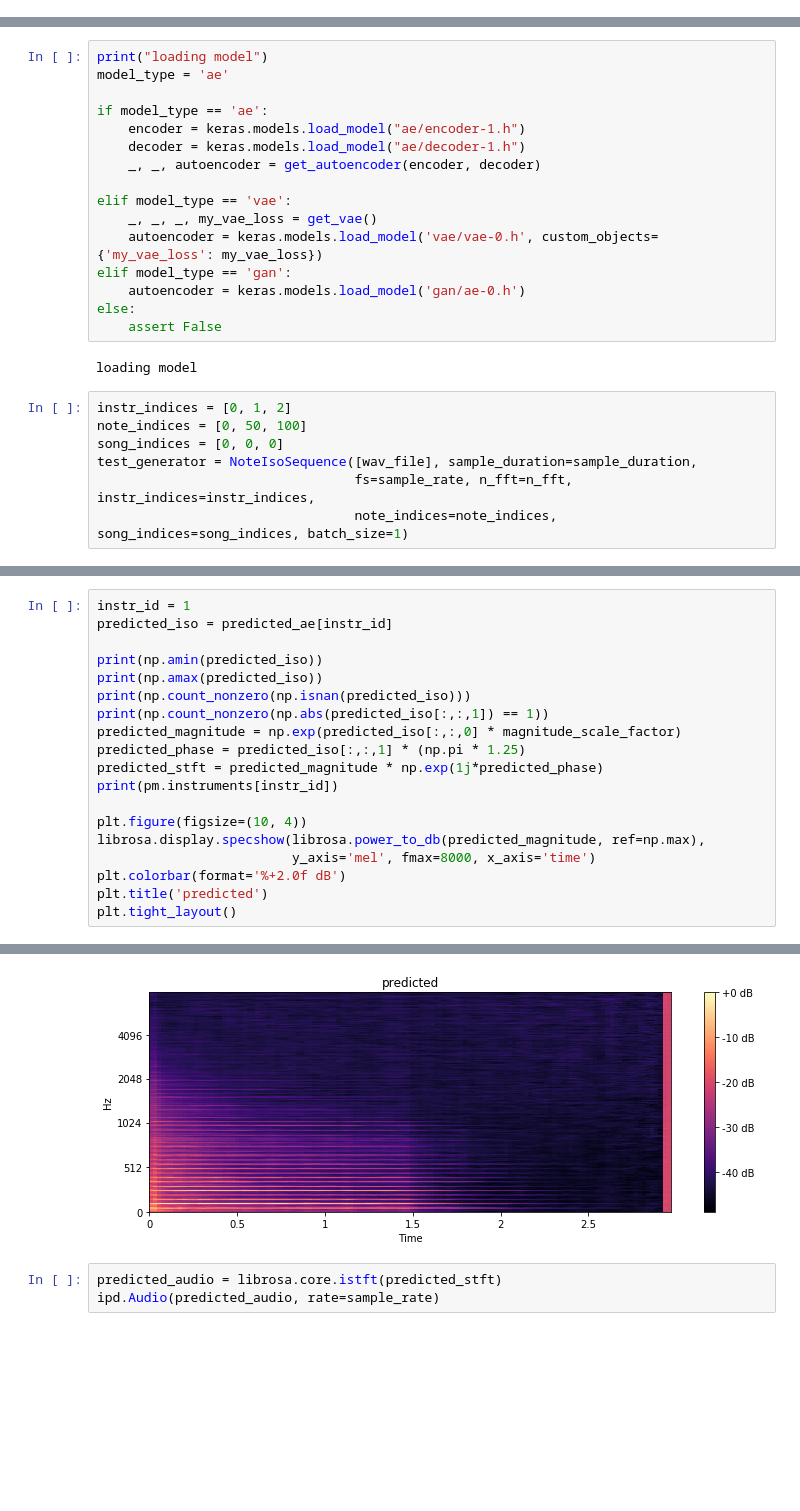
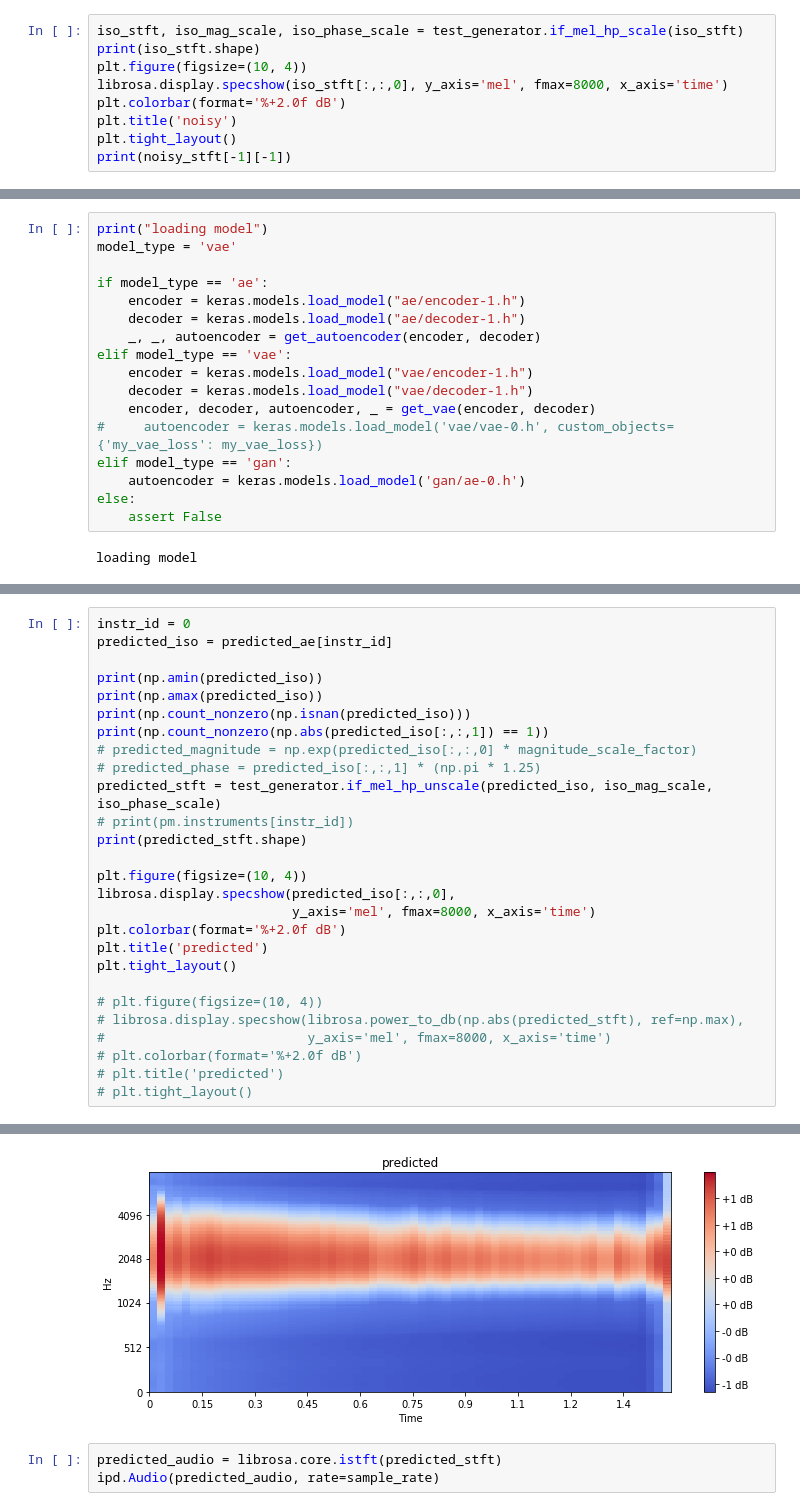
Before and after one commit to faraazn/music-transcription, a Jupyter notebook: amt/models/note_iso/model_visualize.ipynb, the cells around one changed output, grey strips where cells are left out. Saved outputs shown, nothing was run; the diff lists cells and outputs as text; blank space fills up the shorter version.

```diff
--- a/amt/models/note_iso/model_visualize.ipynb
+++ b/amt/models/note_iso/model_visualize.ipynb
@@ -176,0 +116,9 @@ phase scaled [-0.800000011920929, 0.800000011920929]
+# %%
+iso_stft, iso_mag_scale, iso_phase_scale = test_generator.if_mel_hp_scale(iso_stft)
+print(iso_stft.shape)
+plt.figure(figsize=(10, 4))
+librosa.display.specshow(iso_stft[:,:,0], y_axis='mel', fmax=8000, x_axis='time')
+plt.colorbar(format='%+2.0f dB')
+plt.title('noisy')
+plt.tight_layout()
+print(noisy_stft[-1][-1])
@@ -177,26 +135,20 @@ phase scaled [-0.800000011920929, 0.800000011920929]
 # %%
 print("loading model")
-model_type = 'ae'
+model_type = 'vae'
 
 if model_type == 'ae':
     encoder = keras.models.load_model("ae/encoder-1.h")
     decoder = keras.models.load_model("ae/decoder-1.h")
     _, _, autoencoder = get_autoencoder(encoder, decoder)
-
 elif model_type == 'vae':
-    _, _, _, my_vae_loss = get_vae()
-    autoencoder = keras.models.load_model('vae/vae-0.h', custom_objects={'my_vae_loss': my_vae_loss})
+    encoder = keras.models.load_model("vae/encoder-1.h")
+    decoder = keras.models.load_model("vae/decoder-1.h")
+    encoder, decoder, autoencoder, _ = get_vae(encoder, decoder)
+#     autoencoder = keras.models.load_model('vae/vae-0.h', custom_objects={'my_vae_loss': my_vae_loss})
 elif model_type == 'gan':
     autoencoder = keras.models.load_model('gan/ae-0.h')
 else:
     assert False
 # %% [output]
 loading model
-# %%
-instr_indices = [0, 1, 2]
-note_indices = [0, 50, 100]
-song_indices = [0, 0, 0]
-test_generator = NoteIsoSequence([wav_file], sample_duration=sample_duration,
-                                 fs=sample_rate, n_fft=n_fft, instr_indices=instr_indices,
-                                 note_indices=note_indices, song_indices=song_indices, batch_size=1)
 # %%
@@ -217,20 +169,28 @@ True
 # %%
-instr_id = 1
+instr_id = 0
 predicted_iso = predicted_ae[instr_id]
 
 print(np.amin(predicted_iso))
 print(np.amax(predicted_iso))
 print(np.count_nonzero(np.isnan(predicted_iso)))
 print(np.count_nonzero(np.abs(predicted_iso[:,:,1]) == 1))
-predicted_magnitude = np.exp(predicted_iso[:,:,0] * magnitude_scale_factor)
-predicted_phase = predicted_iso[:,:,1] * (np.pi * 1.25)
-predicted_stft = predicted_magnitude * np.exp(1j*predicted_phase)
-print(pm.instruments[instr_id])
+# predicted_magnitude = np.exp(predicted_iso[:,:,0] * magnitude_scale_factor)
+# predicted_phase = predicted_iso[:,:,1] * (np.pi * 1.25)
+predicted_stft = test_generator.if_mel_hp_unscale(predicted_iso, iso_mag_scale, iso_phase_scale)
+# print(pm.instruments[instr_id])
+print(predicted_stft.shape)
 
 plt.figure(figsize=(10, 4))
-librosa.display.specshow(librosa.power_to_db(predicted_magnitude, ref=np.max),
+librosa.display.specshow(predicted_iso[:,:,0],
                          y_axis='mel', fmax=8000, x_axis='time')
 plt.colorbar(format='%+2.0f dB')
 plt.title('predicted')
 plt.tight_layout()
+
+# plt.figure(figsize=(10, 4))
+# librosa.display.specshow(librosa.power_to_db(np.abs(predicted_stft), ref=np.max),
+#                          y_axis='mel', fmax=8000, x_axis='time')
+# plt.colorbar(format='%+2.0f dB')
+# plt.title('predicted')
+# plt.tight_layout()
 # %% [output]
@@ -242,4 +202,4 @@ Instrument(program=33, is_drum=False, name="")
-[figure, old version]
+[figure, new version]
 # %%
 predicted_audio = librosa.core.istft(predicted_stft)
 ipd.Audio(predicted_audio, rate=sample_rate)
```
Also changed, not shown: parts of 23 cells of this notebook, 9 other files.
